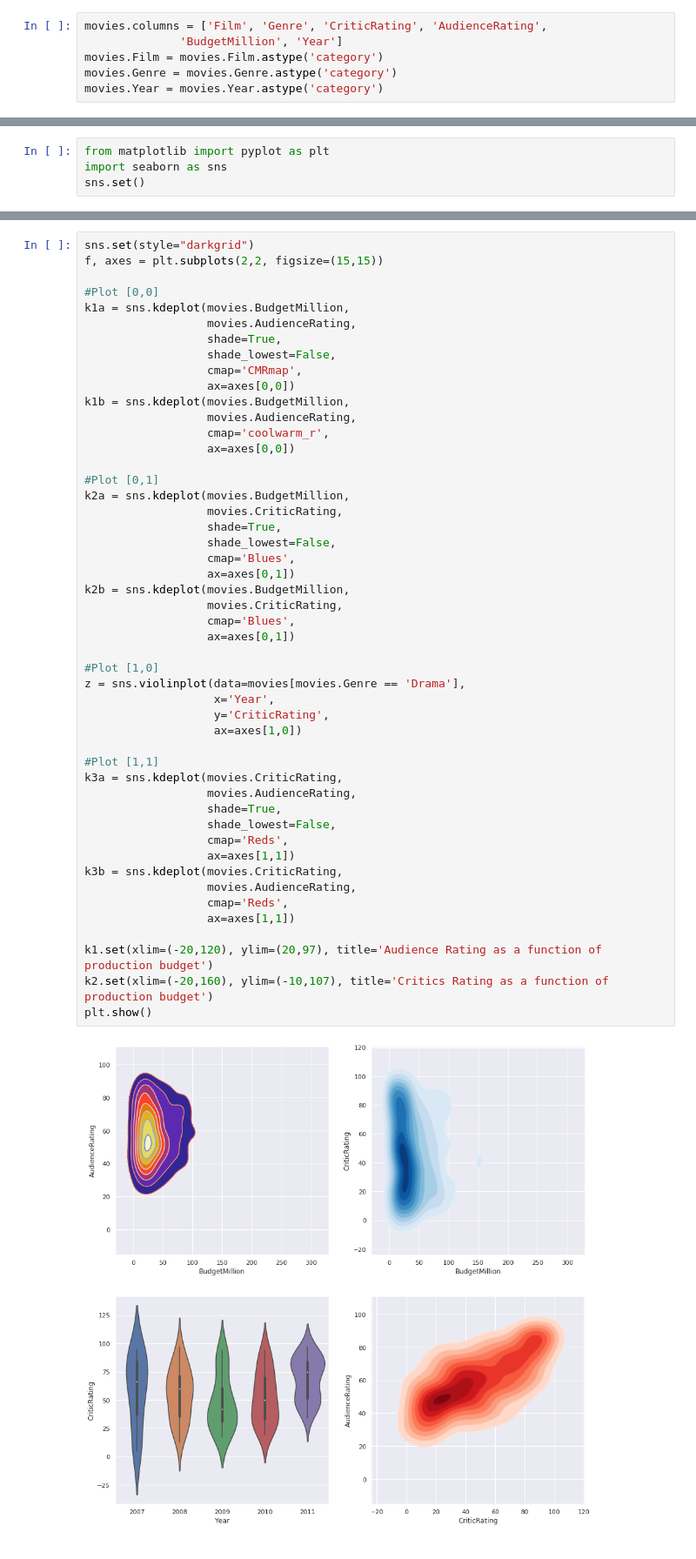
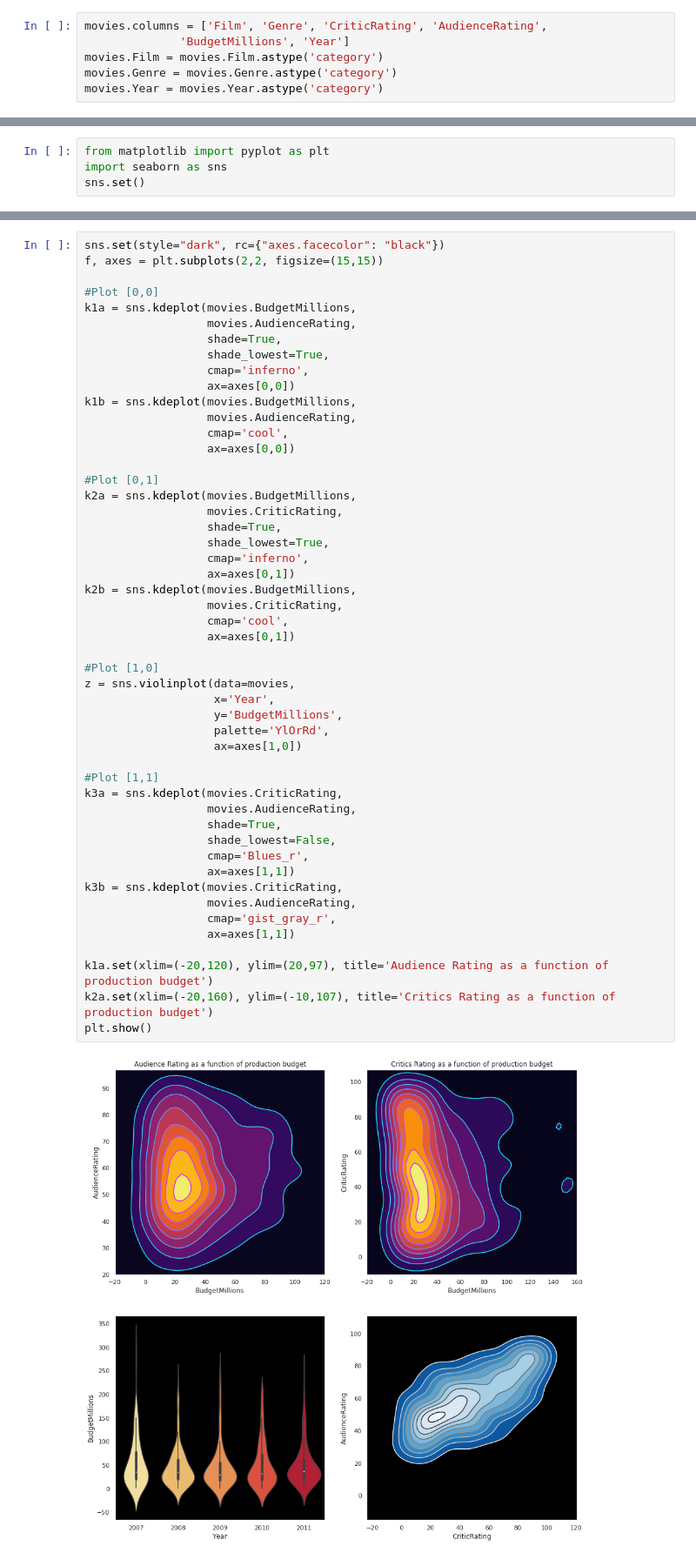
Before and after one commit to rojter-tech/python-paths, a Jupyter notebook: Python_A-Z/Section6.ipynb, the cells around one changed output, grey strips where cells are left out. Shown at 87% size. Saved outputs shown, nothing was run; the diff lists cells and outputs as text.

```diff
--- a/Python_A-Z/Section6.ipynb
+++ b/Python_A-Z/Section6.ipynb
@@ -24,7 +24,7 @@ dtypes: int64(4), object(2)
 memory usage: 26.3+ KB
 # %%
 movies.columns = ['Film', 'Genre', 'CriticRating', 'AudienceRating',
-              'BudgetMillion', 'Year']
+              'BudgetMillions', 'Year']
 movies.Film = movies.Film.astype('category')
 movies.Genre = movies.Genre.astype('category')
 movies.Year = movies.Year.astype('category')
@@ -268,52 +268,53 @@ plt.show()
 # %%
-sns.set(style="darkgrid")
+sns.set(style="dark", rc={"axes.facecolor": "black"})
 f, axes = plt.subplots(2,2, figsize=(15,15))
 
 #Plot [0,0]
-k1a = sns.kdeplot(movies.BudgetMillion,
+k1a = sns.kdeplot(movies.BudgetMillions,
                   movies.AudienceRating,
                   shade=True,
-                  shade_lowest=False,
-                  cmap='CMRmap',
+                  shade_lowest=True,
+                  cmap='inferno',
                   ax=axes[0,0])
-k1b = sns.kdeplot(movies.BudgetMillion,
+k1b = sns.kdeplot(movies.BudgetMillions,
                   movies.AudienceRating,
-                  cmap='coolwarm_r',
+                  cmap='cool',
                   ax=axes[0,0])
 
 #Plot [0,1]
-k2a = sns.kdeplot(movies.BudgetMillion,
+k2a = sns.kdeplot(movies.BudgetMillions,
                   movies.CriticRating,
                   shade=True,
-                  shade_lowest=False,
-                  cmap='Blues',
+                  shade_lowest=True,
+                  cmap='inferno',
                   ax=axes[0,1])
-k2b = sns.kdeplot(movies.BudgetMillion,
+k2b = sns.kdeplot(movies.BudgetMillions,
                   movies.CriticRating,
-                  cmap='Blues',
+                  cmap='cool',
                   ax=axes[0,1])
 
 #Plot [1,0]
-z = sns.violinplot(data=movies[movies.Genre == 'Drama'],
+z = sns.violinplot(data=movies,
                    x='Year',
-                   y='CriticRating',
+                   y='BudgetMillions',
+                   palette='YlOrRd',
                    ax=axes[1,0])
 
 #Plot [1,1]
 k3a = sns.kdeplot(movies.CriticRating,
                   movies.AudienceRating,
                   shade=True,
                   shade_lowest=False,
-                  cmap='Reds',
+                  cmap='Blues_r',
                   ax=axes[1,1])
 k3b = sns.kdeplot(movies.CriticRating,
                   movies.AudienceRating,
-                  cmap='Reds',
+                  cmap='gist_gray_r',
                   ax=axes[1,1])
 
-k1.set(xlim=(-20,120), ylim=(20,97), title='Audience Rating as a function of production budget')
-k2.set(xlim=(-20,160), ylim=(-10,107), title='Critics Rating as a function of production budget')
+k1a.set(xlim=(-20,120), ylim=(20,97), title='Audience Rating as a function of production budget')
+k2a.set(xlim=(-20,160), ylim=(-10,107), title='Critics Rating as a function of production budget')
 plt.show()
 # %% [output]
-[figure, old version]
+[figure, new version]
 # %% [markdown]
```
Also changed, not shown: parts of 7 cells of this notebook, 1 other file.
